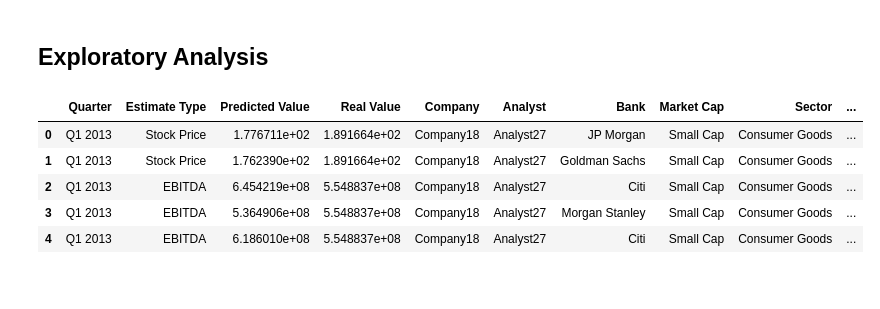
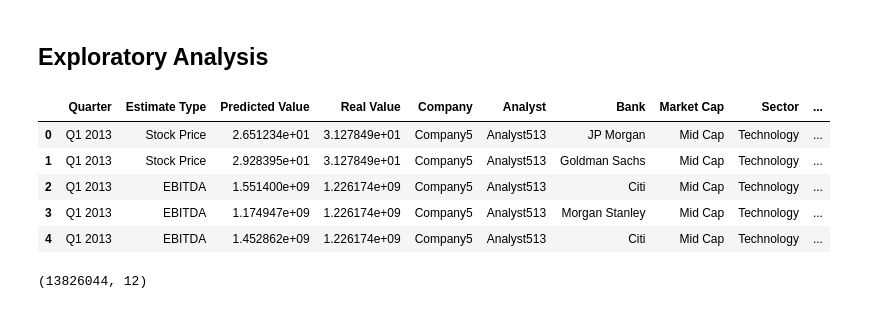
Before and after one commit to EAC-21/DWS-Capstone-Project, a Jupyter notebook: Initial Exploration.ipynb, the cells around one changed output. Saved outputs shown, nothing was run; the diff lists cells and outputs as text; code cells hidden in the pictures.

Commit message:
Update support_functions and add synthetic data CSVs

```diff
--- a/Initial Exploration.ipynb
+++ b/Initial Exploration.ipynb
@@ -2,15 +2,19 @@
 ## Exploratory Analysis
 # %%
 import pandas as pd
-df = pd.read_csv("data/dataset.csv")
+df = pd.read_csv("data/forecasts.csv")
 df.head()
 # %% [output]
 |  | Quarter | Estimate Type | Predicted Value | Real Value | Company | Analyst | Bank | Market Cap | Sector | ... |
-| 0 | Q1 2013 | Stock Price | 1.776711e+02 | 1.891664e+02 | Company18 | Analyst27 | JP Morgan | Small Cap | Consumer Goods | ... |
-| 1 | Q1 2013 | Stock Price | 1.762390e+02 | 1.891664e+02 | Company18 | Analyst27 | Goldman Sachs | Small Cap | Consumer Goods | ... |
-| 2 | Q1 2013 | EBITDA | 6.454219e+08 | 5.548837e+08 | Company18 | Analyst27 | Citi | Small Cap | Consumer Goods | ... |
-| 3 | Q1 2013 | EBITDA | 5.364906e+08 | 5.548837e+08 | Company18 | Analyst27 | Morgan Stanley | Small Cap | Consumer Goods | ... |
-| 4 | Q1 2013 | EBITDA | 6.186010e+08 | 5.548837e+08 | Company18 | Analyst27 | Citi | Small Cap | Consumer Goods | ... |
+| 0 | Q1 2013 | Stock Price | 2.651234e+01 | 3.127849e+01 | Company5 | Analyst513 | JP Morgan | Mid Cap | Technology | ... |
+| 1 | Q1 2013 | Stock Price | 2.928395e+01 | 3.127849e+01 | Company5 | Analyst513 | Goldman Sachs | Mid Cap | Technology | ... |
+| 2 | Q1 2013 | EBITDA | 1.551400e+09 | 1.226174e+09 | Company5 | Analyst513 | Citi | Mid Cap | Technology | ... |
+| 3 | Q1 2013 | EBITDA | 1.174947e+09 | 1.226174e+09 | Company5 | Analyst513 | Morgan Stanley | Mid Cap | Technology | ... |
+| 4 | Q1 2013 | EBITDA | 1.452862e+09 | 1.226174e+09 | Company5 | Analyst513 | Citi | Mid Cap | Technology | ... |
+# %%
+df.shape
+# %% [output]
+(13826044, 12)
 # %% [markdown]
 ## Variables Explained
 
```
Also changed, not shown: parts of 7 cells of this notebook, 2 other files.
